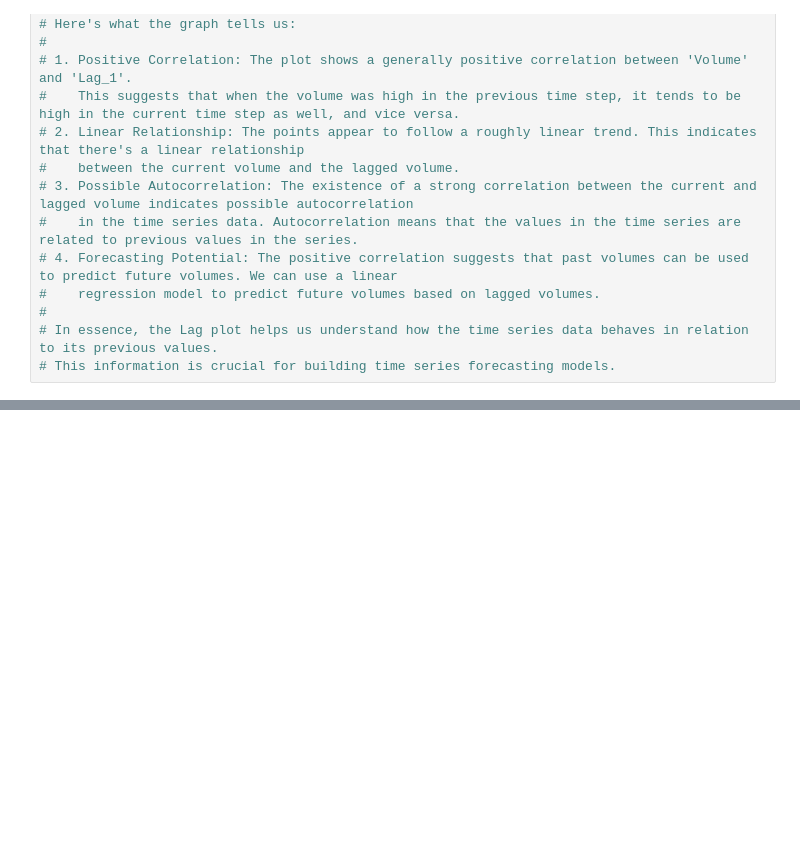
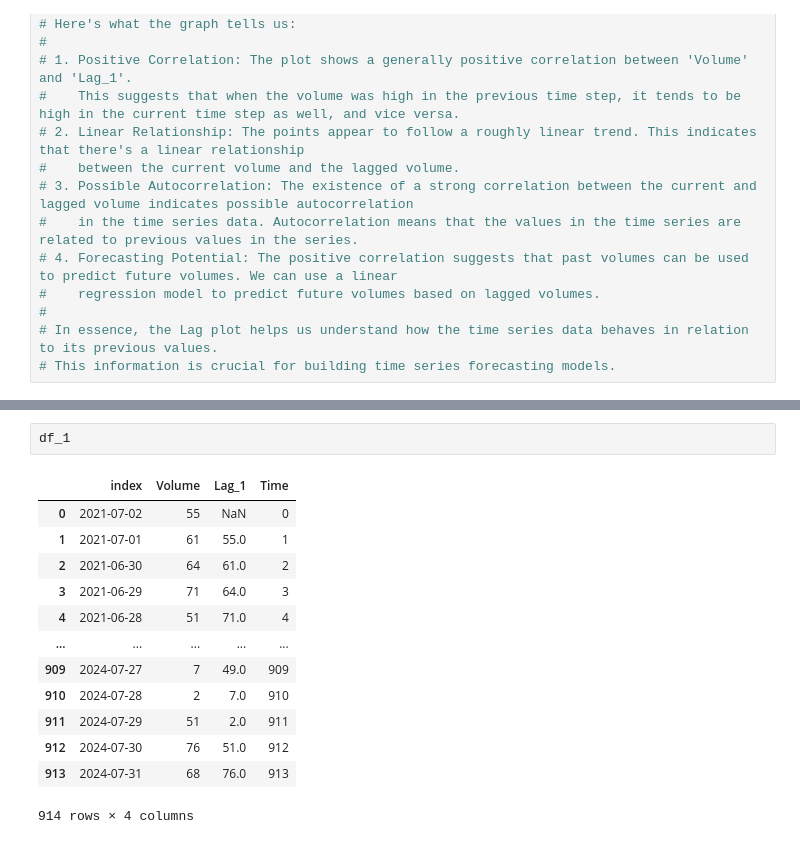
Before and after one commit to PrashantS87/Time_Series_Forecasting, a Jupyter notebook: TSF.ipynb, the cells around one changed output, grey strips where cells are left out. Drawn from its saved outputs; the diff is of its cells as text; blank space fills up the shorter version.

```diff
--- a/TSF.ipynb
+++ b/TSF.ipynb
@@ -157,0 +230,16 @@ ax.set_title('Lag Plot of Volumes');
+# %%
+df_1
+# %% [output]
+|  | index | Volume | Lag_1 | Time |
+| 0 | 2021-07-02 | 55 | NaN | 0 |
+| 1 | 2021-07-01 | 61 | 55.0 | 1 |
+| 2 | 2021-06-30 | 64 | 61.0 | 2 |
+| 3 | 2021-06-29 | 71 | 64.0 | 3 |
+| 4 | 2021-06-28 | 51 | 71.0 | 4 |
+| ... | ... | ... | ... | ... |
+| 909 | 2024-07-27 | 7 | 49.0 | 909 |
+| 910 | 2024-07-28 | 2 | 7.0 | 910 |
+| 911 | 2024-07-29 | 51 | 2.0 | 911 |
+| 912 | 2024-07-30 | 76 | 51.0 | 912 |
+| 913 | 2024-07-31 | 68 | 76.0 | 913 |
+914 rows × 4 columns
```
Also changed, not shown: parts of 17 cells of this notebook.
